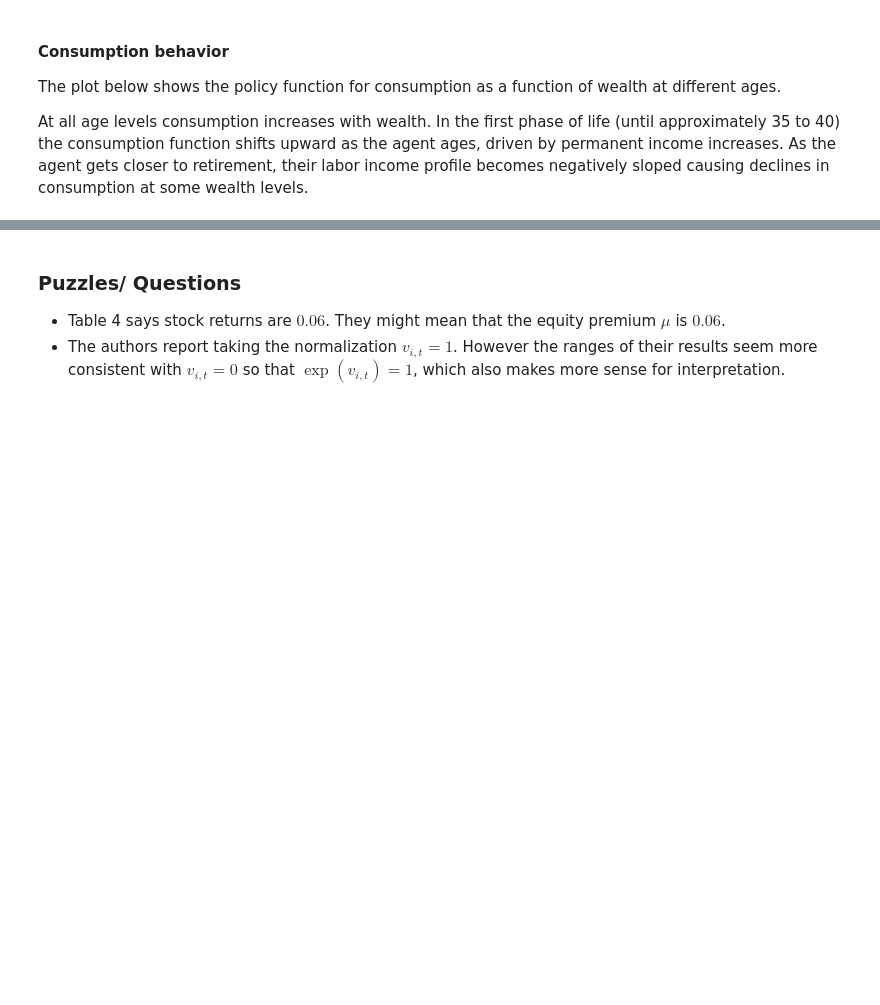
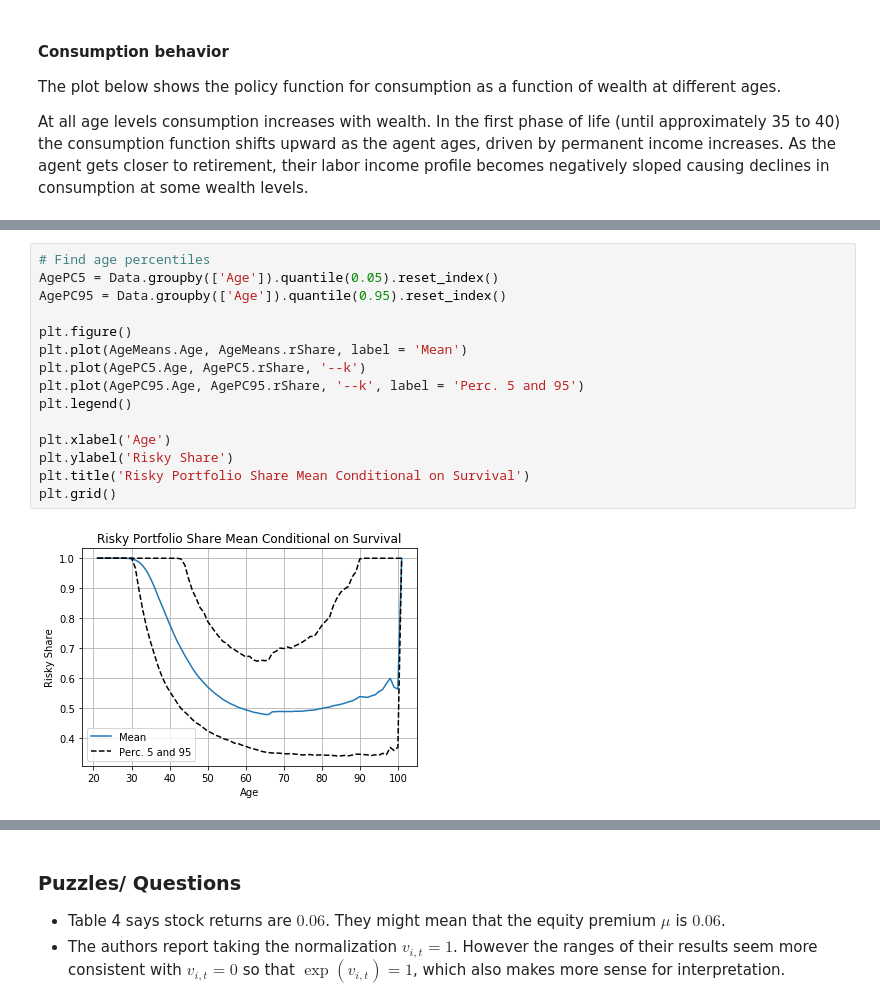
Before and after one commit to matthew-zahn/CGMPort, a Jupyter notebook: REMARK/CGM_REMARK.ipynb, the cells around one changed output, grey strips where cells are left out. Saved outputs shown, nothing was run; the diff lists cells and outputs as text; blank space fills up the shorter version.

```diff
--- a/REMARK/CGM_REMARK.ipynb
+++ b/REMARK/CGM_REMARK.ipynb
@@ -307,0 +323,17 @@ Text(0.5, 0, 'Age')
+# %%
+# Find age percentiles
+AgePC5 = Data.groupby(['Age']).quantile(0.05).reset_index()
+AgePC95 = Data.groupby(['Age']).quantile(0.95).reset_index()
+
+plt.figure()
+plt.plot(AgeMeans.Age, AgeMeans.rShare, label = 'Mean')
+plt.plot(AgePC5.Age, AgePC5.rShare, '--k')
+plt.plot(AgePC95.Age, AgePC95.rShare, '--k', label = 'Perc. 5 and 95')
+plt.legend()
+
+plt.xlabel('Age')
+plt.ylabel('Risky Share')
+plt.title('Risky Portfolio Share Mean Conditional on Survival')
+plt.grid()
+# %% [output]
+[figure, added]
```
Also changed, not shown: parts of 17 cells of this notebook, 4 other files.
